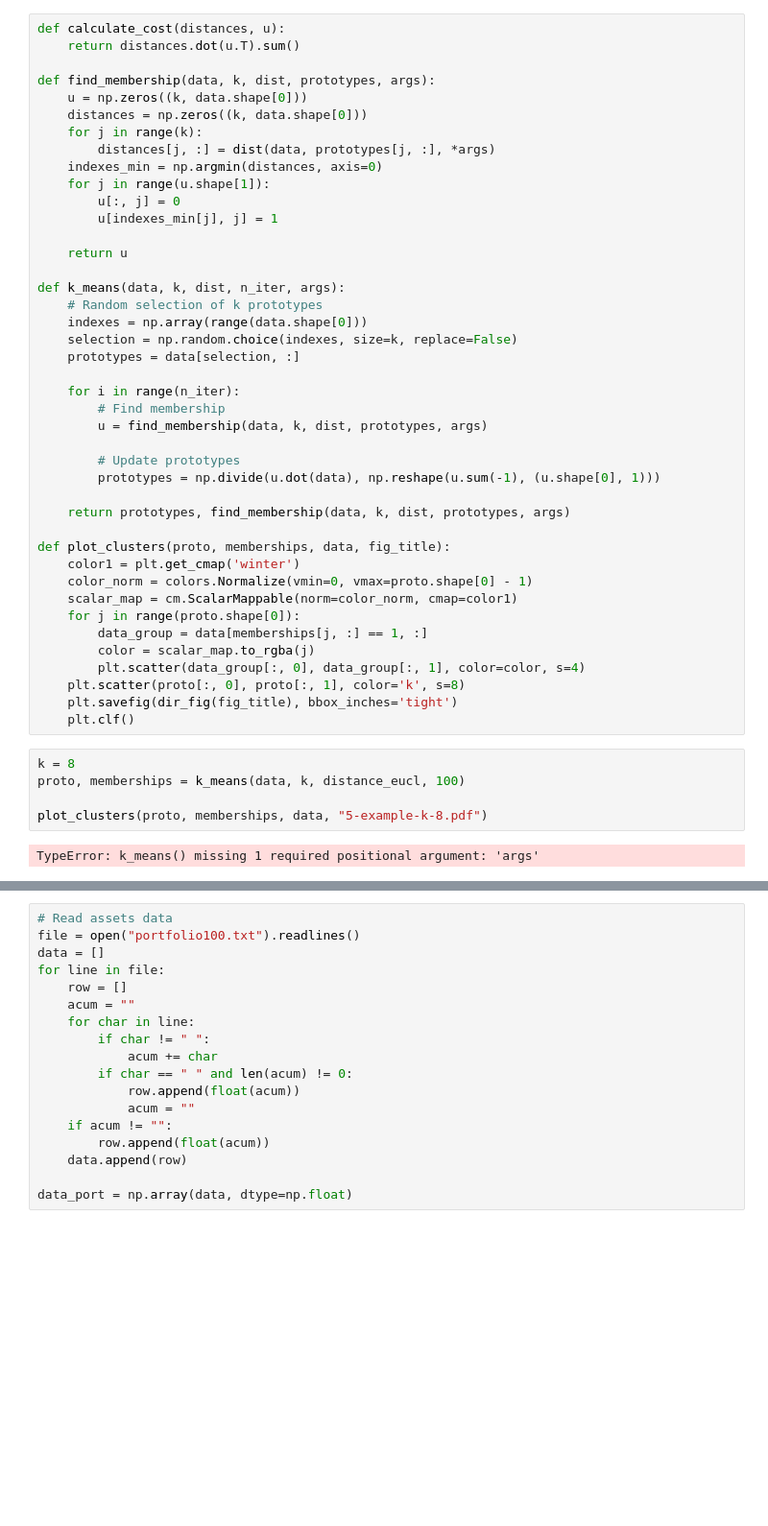
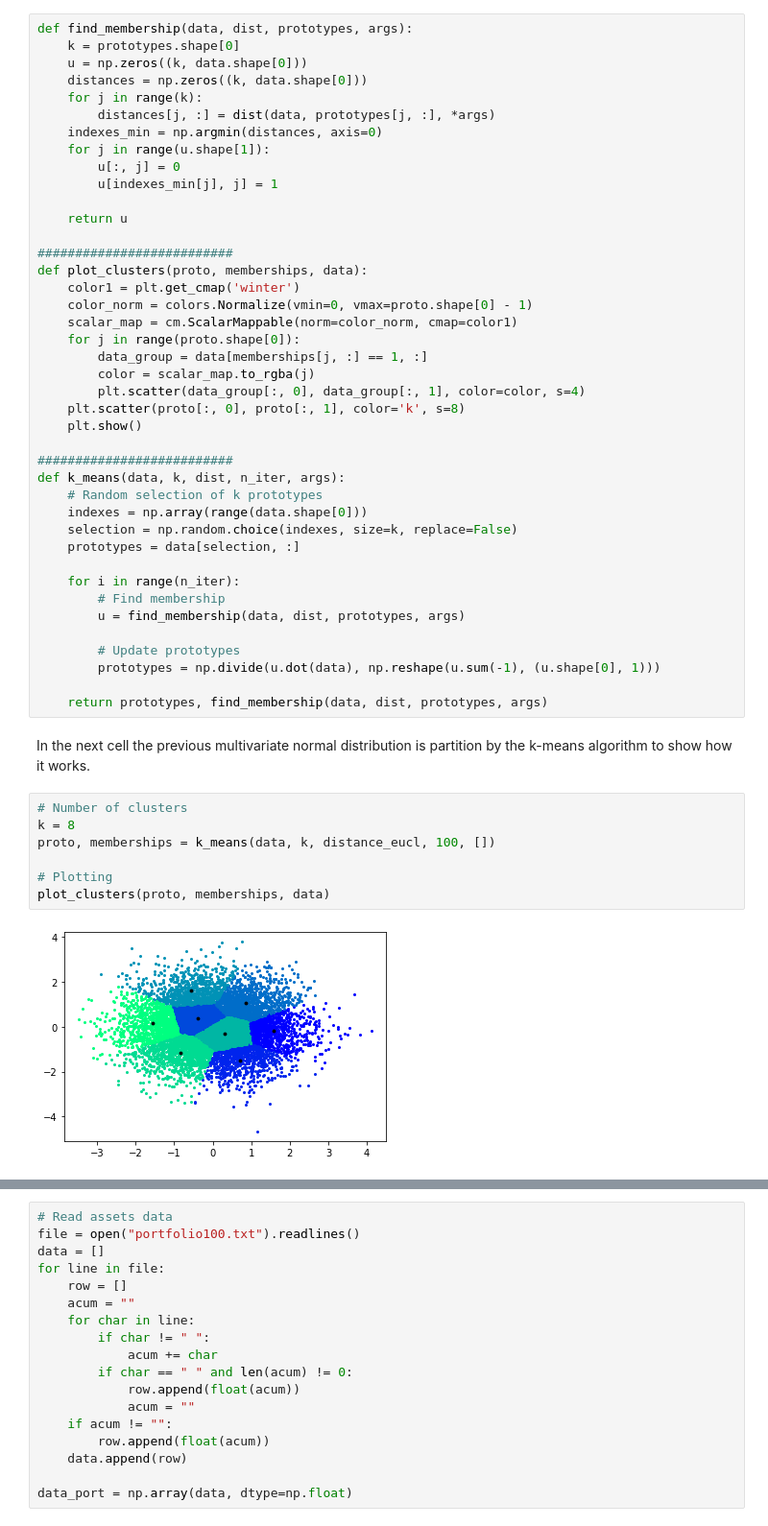
Before and after one commit to Daples/mathematical-engineering, a Jupyter notebook: 202/workshop-1.ipynb, the cells around one changed output, grey strips where cells are left out. Shown at 96% size. Cells and saved outputs as stored; diff of their text form; blank space fills up the shorter version.

```diff
--- a/202/workshop-1.ipynb
+++ b/202/workshop-1.ipynb
@@ -62,8 +101,6 @@ plt.show()
 # %%
-def calculate_cost(distances, u):
-    return distances.dot(u.T).sum()
-
-def find_membership(data, k, dist, prototypes, args):
+def find_membership(data, dist, prototypes, args):
+    k = prototypes.shape[0]
     u = np.zeros((k, data.shape[0]))
     distances = np.zeros((k, data.shape[0]))
     for j in range(k):
@@ -75,6 +112,19 @@ def find_membership(data, k, dist, prototypes, args):
 
     return u
 
+##########################
+def plot_clusters(proto, memberships, data):
+    color1 = plt.get_cmap('winter')
+    color_norm = colors.Normalize(vmin=0, vmax=proto.shape[0] - 1)
+    scalar_map = cm.ScalarMappable(norm=color_norm, cmap=color1)
+    for j in range(proto.shape[0]):
+        data_group = data[memberships[j, :] == 1, :]
+        color = scalar_map.to_rgba(j)
+        plt.scatter(data_group[:, 0], data_group[:, 1], color=color, s=4)
+    plt.scatter(proto[:, 0], proto[:, 1], color='k', s=8)
+    plt.show()
+
+##########################
 def k_means(data, k, dist, n_iter, args):
     # Random selection of k prototypes
     indexes = np.array(range(data.shape[0]))
@@ -83,28 +133,20 @@ def k_means(data, k, dist, n_iter, args):
 
     for i in range(n_iter):
         # Find membership
-        u = find_membership(data, k, dist, prototypes, args)
+        u = find_membership(data, dist, prototypes, args)
 
         # Update prototypes
         prototypes = np.divide(u.dot(data), np.reshape(u.sum(-1), (u.shape[0], 1)))
 
-    return prototypes, find_membership(data, k, dist, prototypes, args)
-
-def plot_clusters(proto, memberships, data, fig_title):
-    color1 = plt.get_cmap('winter')
-    color_norm = colors.Normalize(vmin=0, vmax=proto.shape[0] - 1)
-    scalar_map = cm.ScalarMappable(norm=color_norm, cmap=color1)
-    for j in range(proto.shape[0]):
-        data_group = data[memberships[j, :] == 1, :]
-        color = scalar_map.to_rgba(j)
-        plt.scatter(data_group[:, 0], data_group[:, 1], color=color, s=4)
-    plt.scatter(proto[:, 0], proto[:, 1], color='k', s=8)
-    plt.savefig(dir_fig(fig_title), bbox_inches='tight')
-    plt.clf()
+    return prototypes, find_membership(data, dist, prototypes, args)
+# %% [markdown]
+In the next cell the previous multivariate normal distribution is partition by the k-means algorithm to show how it works.
 # %%
+# Number of clusters
 k = 8
-proto, memberships = k_means(data, k, distance_eucl, 100)
+proto, memberships = k_means(data, k, distance_eucl, 100, [])
 
-plot_clusters(proto, memberships, data, "5-example-k-8.pdf")
+# Plotting
+plot_clusters(proto, memberships, data)
 # %% [output]
-TypeError: k_means() missing 1 required positional argument: 'args'
+[figure, added]
```
Also changed, not shown: parts of 71 cells of this notebook.
